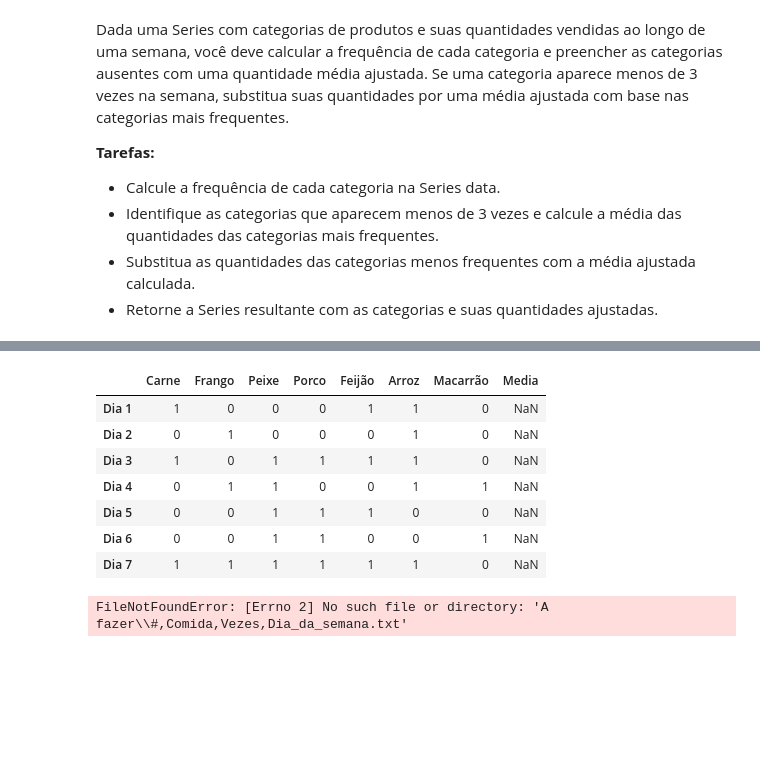
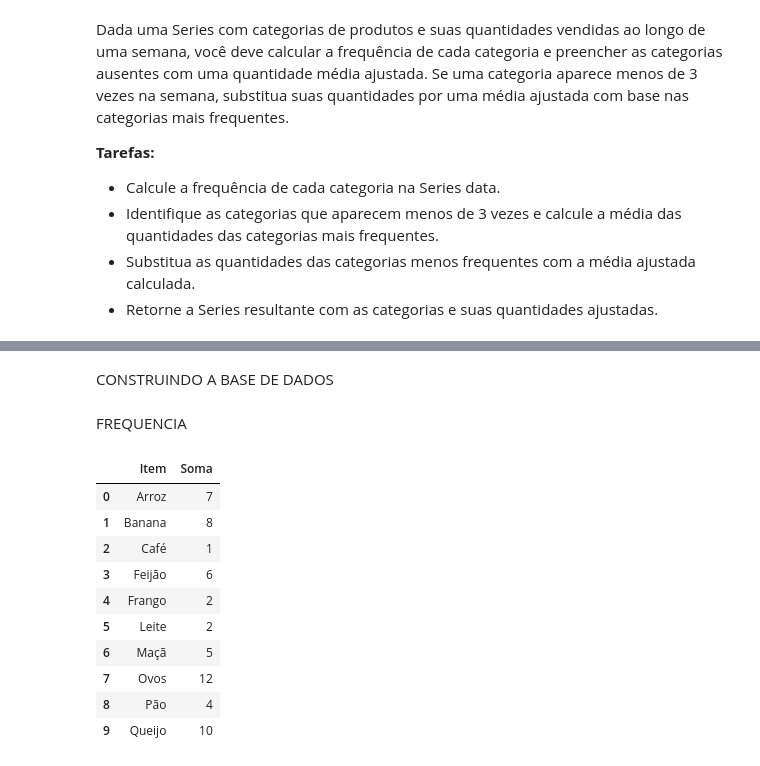
Before and after one commit to FeHowork/Growdev-Study, a Jupyter notebook: Pandas/EX 01 - SERIES.ipynb, the cells around one changed output, grey strips where cells are left out. Saved outputs shown, nothing was run; the diff lists cells and outputs as text; code cells hidden in the pictures; blank space fills up the shorter version.

```diff
--- a/Pandas/EX 01 - SERIES.ipynb
+++ b/Pandas/EX 01 - SERIES.ipynb
@@ -326,16 +293,2 @@ np.float64(0.42857142857142855)
-# %%
-df_mercado['Media'] =df_mercado.mean()
-df_mercado
-# %% [output]
-|  | Carne | Frango | Peixe | Porco | Feijão | Arroz | Macarrão | Media |
-| Dia 1 | 1 | 0 | 0 | 0 | 1 | 1 | 0 | NaN |
-| Dia 2 | 0 | 1 | 0 | 0 | 0 | 1 | 0 | NaN |
-| Dia 3 | 1 | 0 | 1 | 1 | 1 | 1 | 0 | NaN |
-| Dia 4 | 0 | 1 | 1 | 0 | 0 | 1 | 1 | NaN |
-| Dia 5 | 0 | 0 | 1 | 1 | 1 | 0 | 0 | NaN |
-| Dia 6 | 0 | 0 | 1 | 1 | 0 | 0 | 1 | NaN |
-| Dia 7 | 1 | 1 | 1 | 1 | 1 | 1 | 0 | NaN |
-# %%
-pd.read_csv('A fazer\#,Comida,Vezes,Dia_da_semana.txt')
-# %% [output]
-FileNotFoundError: [Errno 2] No such file or directory: 'A fazer\\#,Comida,Vezes,Dia_da_semana.txt'
+# %% [markdown]
+CONSTRUINDO A BASE DE DADOS
@@ -341,0 +313,17 @@ FileNotFoundError: [Errno 2] No such file or directory: 'A fazer\\#,Comida,Vezes
+# %% [markdown]
+FREQUENCIA
+# %%
+resultado = df.groupby('Item', as_index=False).agg(Soma = ('Quantidade_Comprada', 'sum'))
+resultado
+# %% [output]
+|  | Item | Soma |
+| 0 | Arroz | 7 |
+| 1 | Banana | 8 |
+| 2 | Café | 1 |
+| 3 | Feijão | 6 |
+| 4 | Frango | 2 |
+| 5 | Leite | 2 |
+| 6 | Maçã | 5 |
+| 7 | Ovos | 12 |
+| 8 | Pão | 4 |
+| 9 | Queijo | 10 |
```
Also changed, not shown: parts of 13 cells of this notebook.
